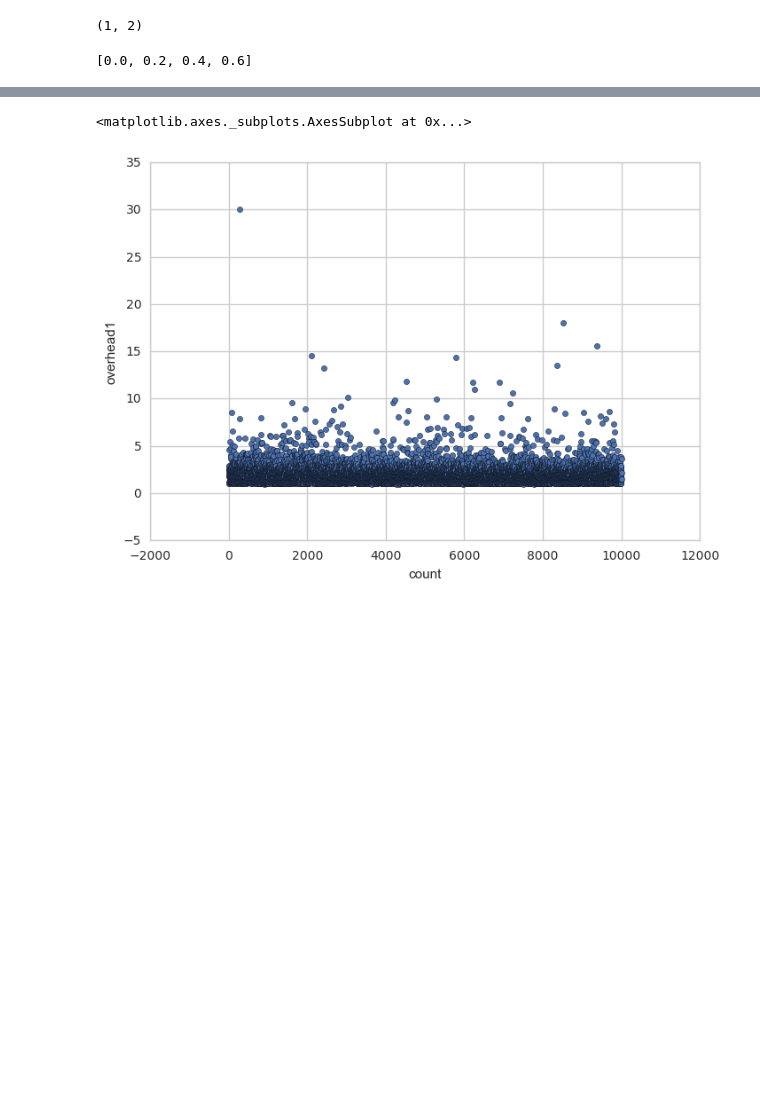
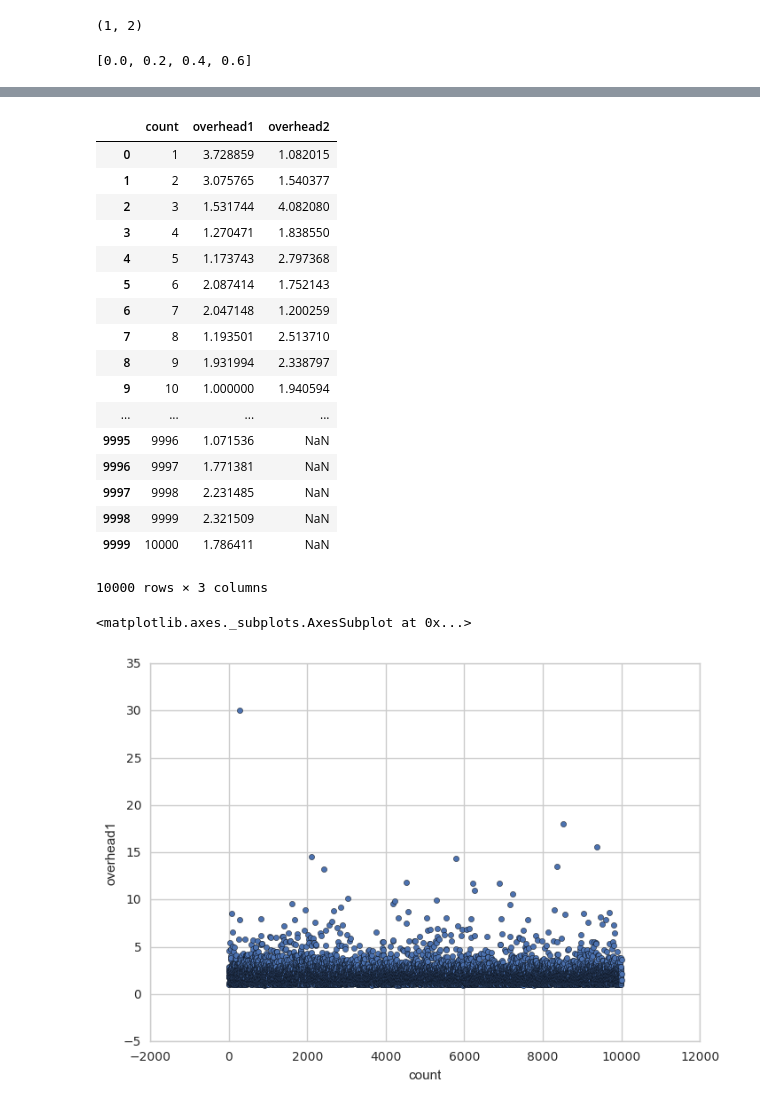
Before and after one commit to Starofall/RTX, a Jupyter notebook: examples/crowdnav-ttest/Ttest.ipynb, the cells around one changed output, grey strips where cells are left out. Saved outputs shown, nothing was run; the diff lists cells and outputs as text; code cells hidden in the pictures; blank space fills up the shorter version.

```diff
--- a/examples/crowdnav-ttest/Ttest.ipynb
+++ b/examples/crowdnav-ttest/Ttest.ipynb
@@ -48,3 +48,24 @@ Ttest_indResult(statistic=-1.5519982368981478, pvalue=0.12067847299233825)
+# %%
+df
+# %% [output]
+|  | count | overhead1 | overhead2 |
+| 0 | 1 | 3.728859 | 1.082015 |
+| 1 | 2 | 3.075765 | 1.540377 |
+| 2 | 3 | 1.531744 | 4.082080 |
+| 3 | 4 | 1.270471 | 1.838550 |
+| 4 | 5 | 1.173743 | 2.797368 |
+| 5 | 6 | 2.087414 | 1.752143 |
+| 6 | 7 | 2.047148 | 1.200259 |
+| 7 | 8 | 1.193501 | 2.513710 |
+| 8 | 9 | 1.931994 | 2.338797 |
+| 9 | 10 | 1.000000 | 1.940594 |
+| ... | ... | ... | ... |
+| 9995 | 9996 | 1.071536 | NaN |
+| 9996 | 9997 | 1.771381 | NaN |
+| 9997 | 9998 | 2.231485 | NaN |
+| 9998 | 9999 | 2.321509 | NaN |
+| 9999 | 10000 | 1.786411 | NaN |
+10000 rows × 3 columns
 # %%
 df.plot(kind='scatter',x='count',y='overhead1')
 df.plot(kind='scatter',x='count',y='overhead2')
```
Also changed, not shown: parts of 5 cells of this notebook, 5 other files.
